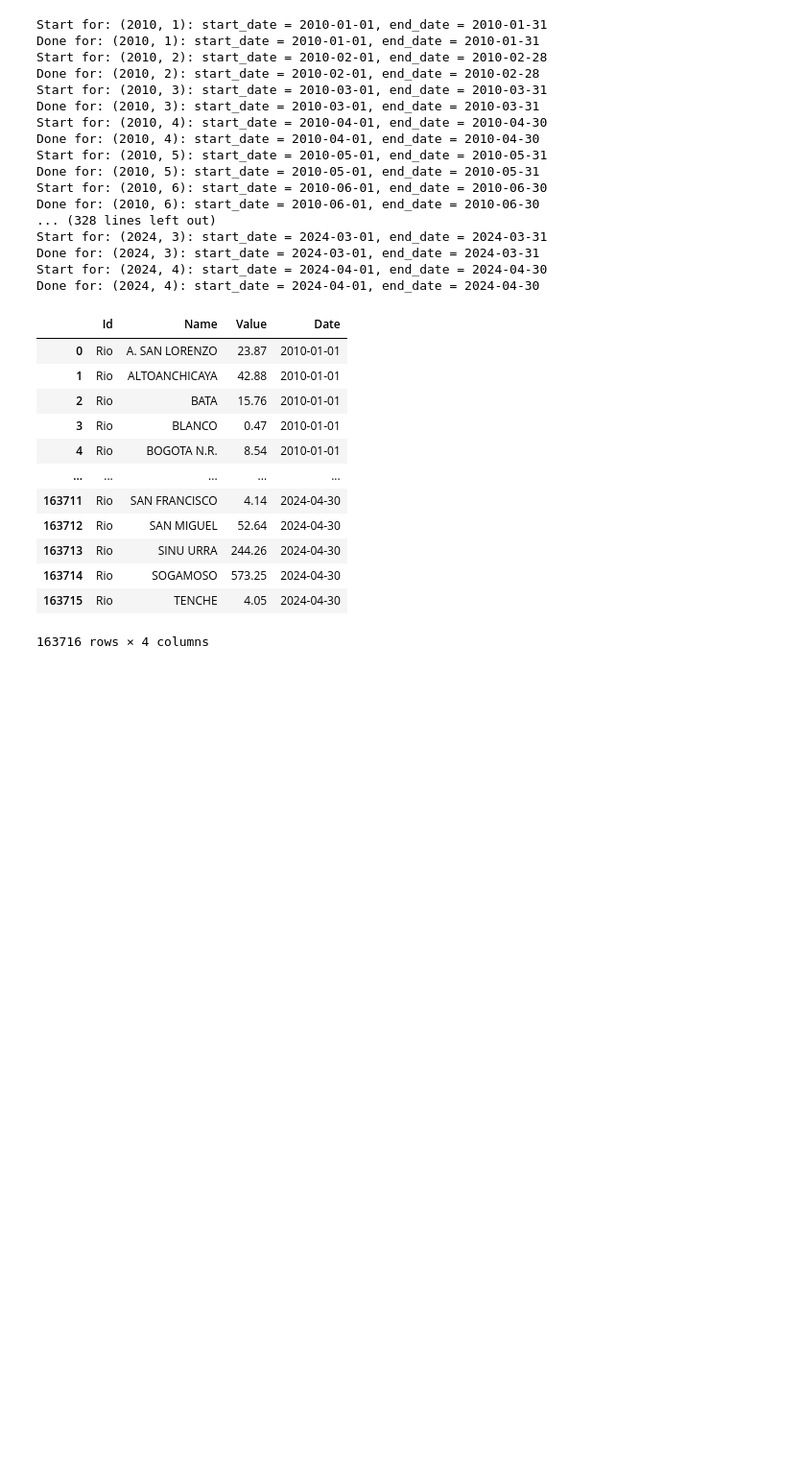
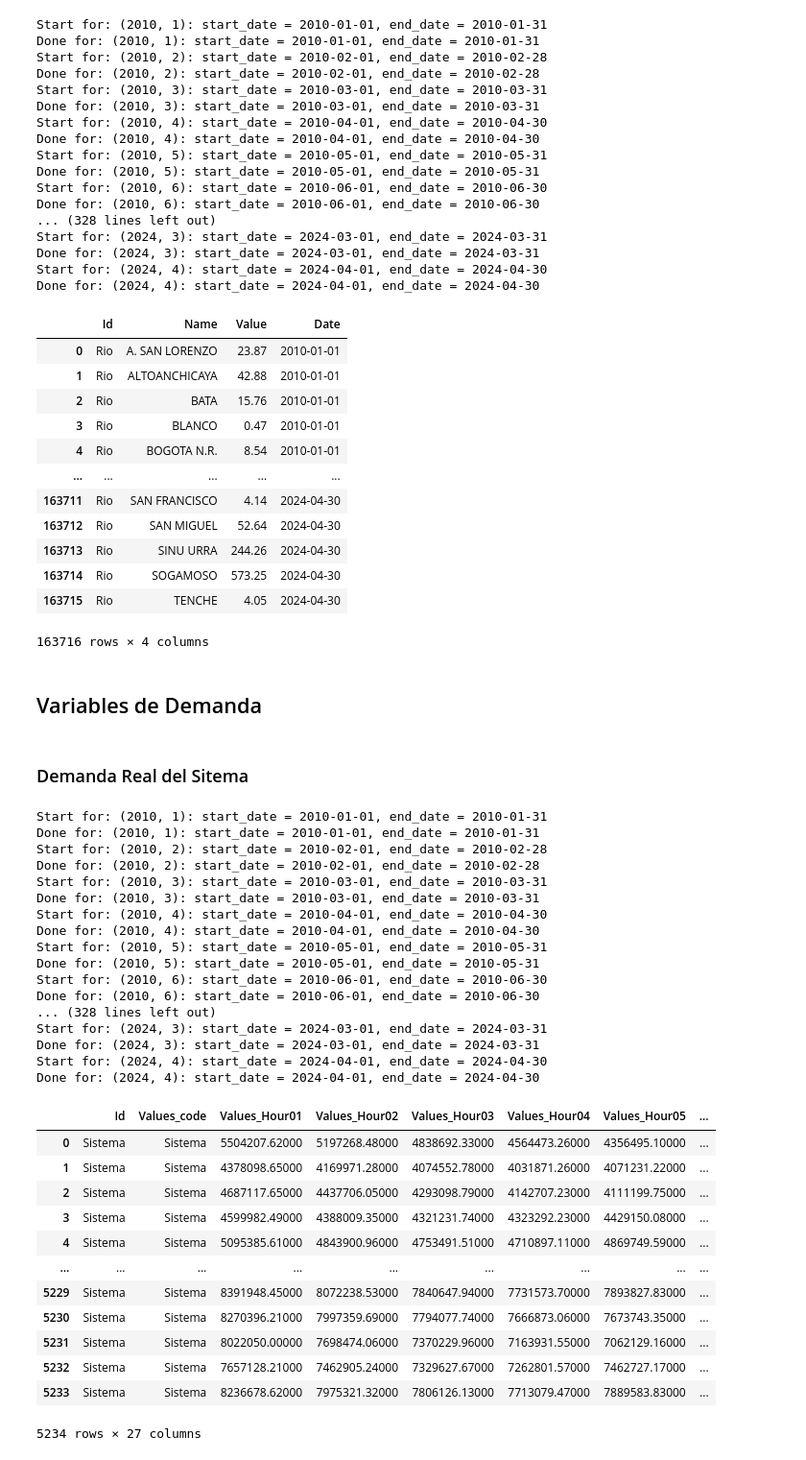
Before and after one commit to sistema-electrico-colombia/extraccion-datos-API, a Jupyter notebook: extraccion_datos_api_xm.ipynb, the cells around one changed output. Shown at 96% size. Drawn from its saved outputs; the diff is of its cells as text; code cells hidden in the pictures; blank space fills up the shorter version.

Commit message:
[ADD] Agregado Demanda ⚡️ Real

```diff
--- a/extraccion_datos_api_xm.ipynb
+++ b/extraccion_datos_api_xm.ipynb
@@ -845,3 +845,44 @@ Done for: (2024, 4): start_date = 2024-04-01, end_date = 2024-04-30
 163716 rows × 4 columns
 # %%
 df_aportes_caudal_media_historica.to_json('./data/aportes_caudal_media_historica.json', orient='records', lines=True)
+# %% [markdown]
+## Variables de Demanda
+# %% [markdown]
+### Demanda Real del Sitema
+# %%
+date_dict = generate_date_dict(2010, 2024, 4)
+metric = 'DemaReal'
+num_metric = 0
+df_dema_real = extract_metric(date_dict,metric,num_metric)
+df_dema_real
+# %% [output]
+Start for: (2010, 1): start_date = 2010-01-01, end_date = 2010-01-31
+Done for: (2010, 1): start_date = 2010-01-01, end_date = 2010-01-31
+Start for: (2010, 2): start_date = 2010-02-01, end_date = 2010-02-28
+Done for: (2010, 2): start_date = 2010-02-01, end_date = 2010-02-28
+Start for: (2010, 3): start_date = 2010-03-01, end_date = 2010-03-31
+Done for: (2010, 3): start_date = 2010-03-01, end_date = 2010-03-31
+Start for: (2010, 4): start_date = 2010-04-01, end_date = 2010-04-30
+Done for: (2010, 4): start_date = 2010-04-01, end_date = 2010-04-30
+Start for: (2010, 5): start_date = 2010-05-01, end_date = 2010-05-31
+Done for: (2010, 5): start_date = 2010-05-01, end_date = 2010-05-31
+Start for: (2010, 6): start_date = 2010-06-01, end_date = 2010-06-30
+Done for: (2010, 6): start_date = 2010-06-01, end_date = 2010-06-30
+... (328 lines left out)
+Start for: (2024, 3): start_date = 2024-03-01, end_date = 2024-03-31
+Done for: (2024, 3): start_date = 2024-03-01, end_date = 2024-03-31
+Start for: (2024, 4): start_date = 2024-04-01, end_date = 2024-04-30
+Done for: (2024, 4): start_date = 2024-04-01, end_date = 2024-04-30
+|  | Id | Values_code | Values_Hour01 | Values_Hour02 | Values_Hour03 | Values_Hour04 | Values_Hour05 | ... |
+| 0 | Sistema | Sistema | 5504207.62000 | 5197268.48000 | 4838692.33000 | 4564473.26000 | 4356495.10000 | ... |
+| 1 | Sistema | Sistema | 4378098.65000 | 4169971.28000 | 4074552.78000 | 4031871.26000 | 4071231.22000 | ... |
+| 2 | Sistema | Sistema | 4687117.65000 | 4437706.05000 | 4293098.79000 | 4142707.23000 | 4111199.75000 | ... |
+| 3 | Sistema | Sistema | 4599982.49000 | 4388009.35000 | 4321231.74000 | 4323292.23000 | 4429150.08000 | ... |
+| 4 | Sistema | Sistema | 5095385.61000 | 4843900.96000 | 4753491.51000 | 4710897.11000 | 4869749.59000 | ... |
+| ... | ... | ... | ... | ... | ... | ... | ... | ... |
+| 5229 | Sistema | Sistema | 8391948.45000 | 8072238.53000 | 7840647.94000 | 7731573.70000 | 7893827.83000 | ... |
+| 5230 | Sistema | Sistema | 8270396.21000 | 7997359.69000 | 7794077.74000 | 7666873.06000 | 7673743.35000 | ... |
+| 5231 | Sistema | Sistema | 8022050.00000 | 7698474.06000 | 7370229.96000 | 7163931.55000 | 7062129.16000 | ... |
+| 5232 | Sistema | Sistema | 7657128.21000 | 7462905.24000 | 7329627.67000 | 7262801.57000 | 7462727.17000 | ... |
+| 5233 | Sistema | Sistema | 8236678.62000 | 7975321.32000 | 7806126.13000 | 7713079.47000 | 7889583.83000 | ... |
+5234 rows × 27 columns
```
Also changed, not shown: parts of 4 cells of this notebook, 1 other file.
